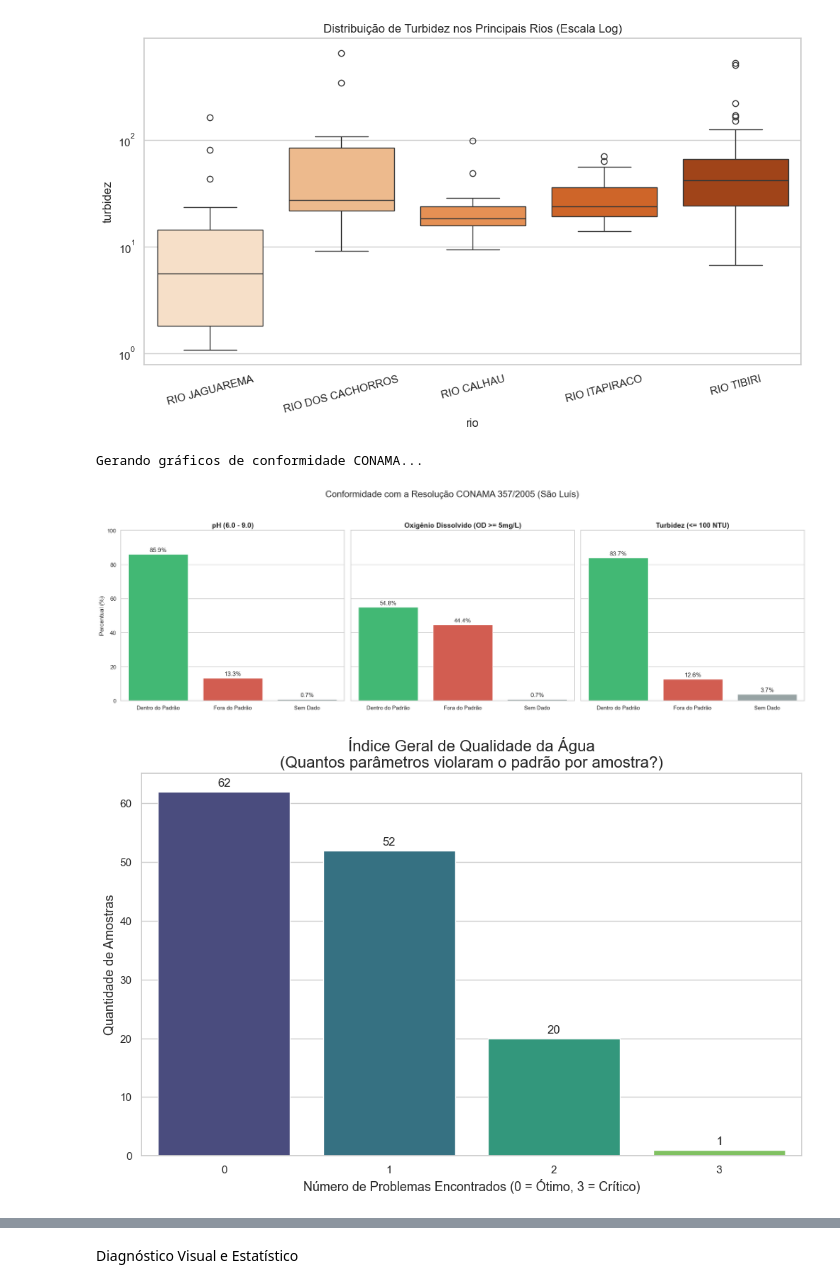
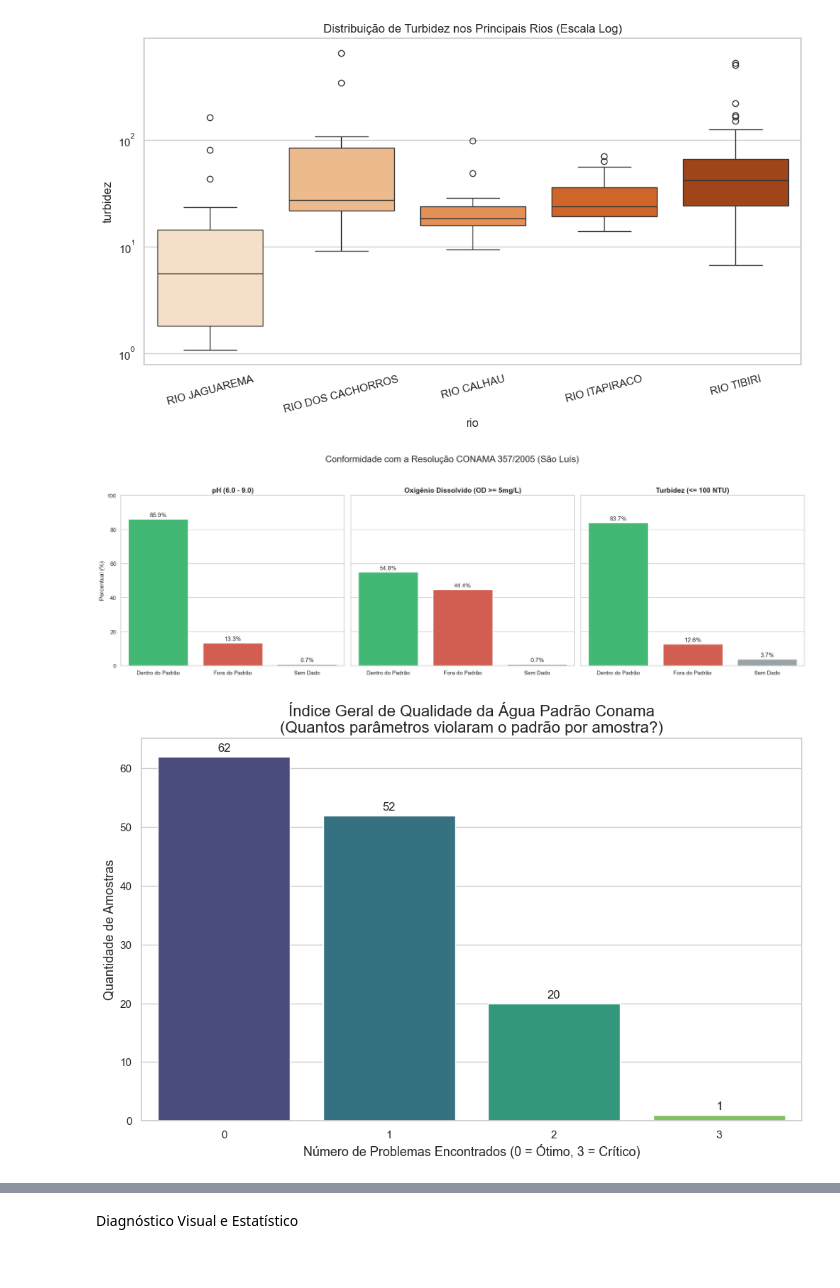
Before and after one commit to grasbiel/monitoramento-rios-sao-luis-maranhao, a Jupyter notebook: Análise_Rios.ipynb, the cells around one changed output, grey strips where cells are left out. Drawn from its saved outputs; the diff is of its cells as text; code cells hidden in the pictures.

```diff
--- a/Análise_Rios.ipynb
+++ b/Análise_Rios.ipynb
@@ -139,9 +139,10 @@ mapa_colunas = {
     "Turbidez (NTU)": "turbidez",
 
     # Atributos secundários
-    "Temperatura da água (°C)": "temperatura",
+    "Temperatura da água (°C)": "temperatura_agua",
     "Condutividade Elétrica Específica (25°C) (µS/cm a 25°C)": "condutividade",
-    "Sólidos Dissolvidos (mg/L)": "std",
+    "Sólidos Dissolvidos (mg/L)": "solidos_dissolvidos",
+    "Sólidos em suspensão (mg/L)": "solidos_suspensao",
     "Fósforo Total\n (mg/L de P)": "fosforo",
     "Nitrogênio Amoniacal\n (mg/L de N)": "nitrogenio",
     "Salinidade (‰)": "salinidade"
@@ -195,14 +196,13 @@ if 'rio' in df.columns and 'latitude' in df.columns:
     suspeitos = tibiris[tibiris['distancia_da_media'] > 0.05]
 
     if not suspeitos.empty:
-        print(f"⚠️ Encontrado(s) {len(suspeitos)} registro(s) do Rio Tibiri fora do padrão espacial:")
+        print(f"Encontrado(s) {len(suspeitos)} registro(s) do Rio Tibiri fora do padrão espacial:")
         display(suspeitos[['municipio', 'rio', 'latitude', 'longitude', 'data']])
 
-        # AÇÃO: Remover estes índices do DataFrame principal
         indices_para_remover = suspeitos.index
         df = df.drop(indices_para_remover)
 
-        print(f"✅ {len(indices_para_remover)} registro(s) inconsistente(s) removido(s) com sucesso.")
+        print(f"{len(indices_para_remover)} registro(s) inconsistente(s) removido(s) com sucesso.")
         print(f"Total de registros agora: {len(df)}")
     else:
         print("Nenhum ponto do Rio Tibiri parece estar deslocado drasticamente.")
@@ -212,7 +212,7 @@ else:
 
 
 # Tratamento de Tipos Numéricos
-colunas_num = ['ph', 'od', 'turbidez', 'temperatura', 'condutividade', 'std', 'fosforo', 'nitrogenio', 'salinidade']
+colunas_num = ['ph', 'od', 'turbidez', 'temperatura_agua', 'condutividade', 'solidos_dissolvidos', 'solidos_suspensao','fosforo', 'nitrogenio', 'salinidade']
 for col in colunas_num:
     if col in df.columns:
         df[col] = pd.to_numeric(df[col], errors='coerce')
@@ -221,7 +221,7 @@ for col in colunas_num:
 df['data'] = pd.to_datetime(df['data'], errors='coerce')
 # Remove datas inválidas (NaT)
 df = df.dropna(subset=['data'])
-print("✅ Limpeza inicial concluída.")
+print("Limpeza inicial concluída.")
 # %% [output]
 Lendo arquivo: data/raw/dados_brutos.xlsx...
 Dados carregados: (1365, 39) registros.
@@ -402,9 +403,7 @@ Gerando Mapa de Conformidade...
 [interactive output not drawn]
 [figure]
 # %%
-# VISUALIZAÇÃO DOS ÍNDICES CONAMA ---
-
-print("Gerando gráficos de conformidade CONAMA...")
+# VISUALIZAÇÃO DOS ÍNDICES CONAMA
 
 # Configuração do estilo
 sns.set_theme(style="whitegrid")
@@ -442,33 +441,32 @@ def classificar(val, padrao):
 
 df_final['status_ph_graf'] = df_final['ph'].apply(lambda x: classificar(x, (6.0, 9.0)))
 df_final['status_od_graf'] = df_final['od'].apply(lambda x: classificar(x, (5.0, np.inf)))
 df_final['status_turb_graf'] = df_final['turbidez'].apply(lambda x: classificar(x, (-np.inf, 100.0)))
 
 plotar_barra_percentual(axes[0], 'status_ph_graf', 'pH (6.0 - 9.0)')
 plotar_barra_percentual(axes[1], 'status_od_graf', 'Oxigênio Dissolvido (OD >= 5mg/L)')
 plotar_barra_percentual(axes[2], 'status_turb_graf', 'Turbidez (<= 100 NTU)')
 
 plt.tight_layout()
 plt.show()
 
 # 2. Gráfico do Índice Geral de Problemas (Countplot)
 plt.figure(figsize=(12, 7))
 ax = sns.countplot(
     x='indice_problemas',
     data=df_final,
     palette='viridis'
 )
 
-plt.title('Índice Geral de Qualidade da Água\n(Quantos parâmetros violaram o padrão por amostra?)', fontsize=16)
+plt.title('Índice Geral de Qualidade da Água Padrão Conama\n(Quantos parâmetros violaram o padrão por amostra?)', fontsize=16)
 plt.xlabel('Número de Problemas Encontrados (0 = Ótimo, 3 = Crítico)', fontsize=13)
 plt.ylabel('Quantidade de Amostras', fontsize=13)
 
 # Adiciona os números acima das barras
 for container in ax.containers:
     ax.bar_label(container, fontsize=12, padding=3)
 
 plt.show()
 # %% [output]
-Gerando gráficos de conformidade CONAMA...
 [figure]
-[figure, old version]
+[figure, new version]
```
Also changed, not shown: parts of 7 cells of this notebook, 1 other file.
